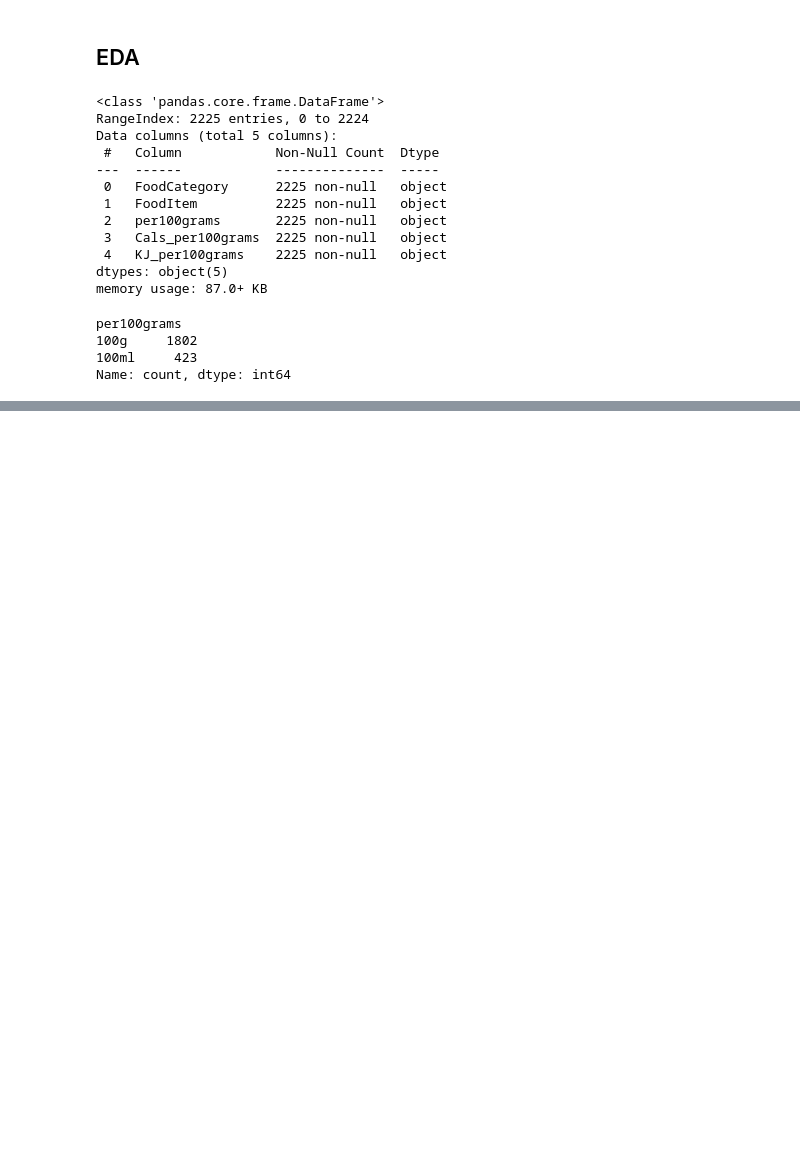
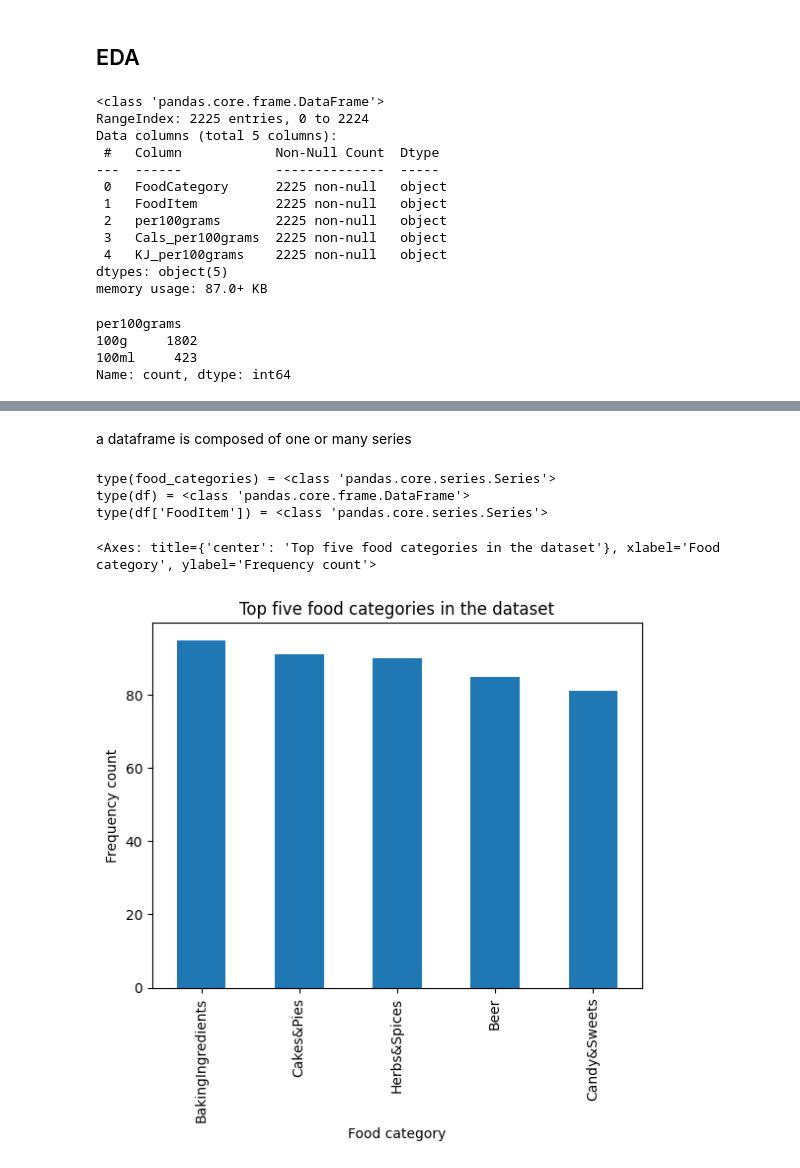
Before and after one commit to kokchun/machine_learning_kokchun_giang_mlops25, a Jupyter notebook: code-alongs/a1_pandas_repetition/pandas_repetition.ipynb, the cells around one changed output, grey strips where cells are left out. Cells and saved outputs as stored; diff of their text form; code cells hidden in the pictures; blank space fills up the shorter version.

```diff
--- a/code-alongs/a1_pandas_repetition/pandas_repetition.ipynb
+++ b/code-alongs/a1_pandas_repetition/pandas_repetition.ipynb
@@ -61,3 +61,6 @@ per100grams
 100g     1802
 100ml     423
 Name: count, dtype: int64
+# %%
+food_categories = df["FoodCategory"].value_counts().head()
+food_categories
@@ -63,0 +75,20 @@ Name: count, dtype: int64
+# %% [markdown]
+a dataframe is composed of one or many series
+# %%
+print(f"{type(food_categories) = }")
+print(f"{type(df) = }")
+print(f"{type(df['FoodItem']) = }")
+# %% [output]
+type(food_categories) = <class 'pandas.core.series.Series'>
+type(df) = <class 'pandas.core.frame.DataFrame'>
+type(df['FoodItem']) = <class 'pandas.core.series.Series'>
+# %%
+food_categories.plot(
+    kind="bar",
+    xlabel="Food category",
+    ylabel="Frequency count",
+    title="Top five food categories in the dataset",
+)
+# %% [output]
+<Axes: title={'center': 'Top five food categories in the dataset'}, xlabel='Food category', ylabel='Frequency count'>
+[figure, added]
```
Also changed, not shown: parts of 2 cells of this notebook.
